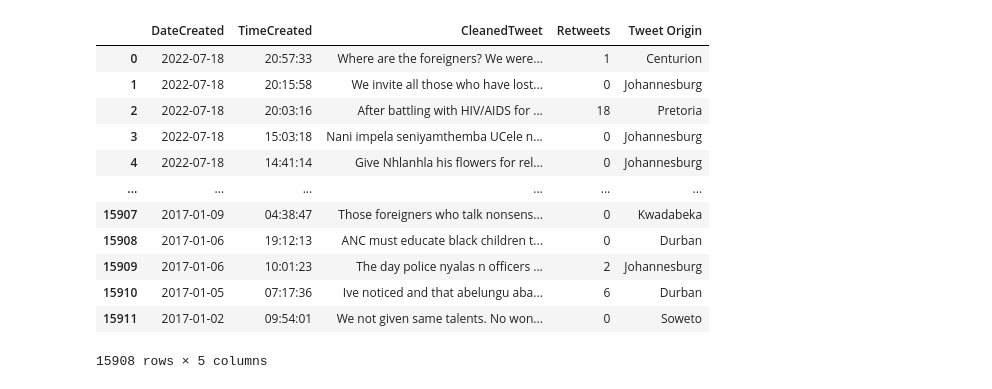
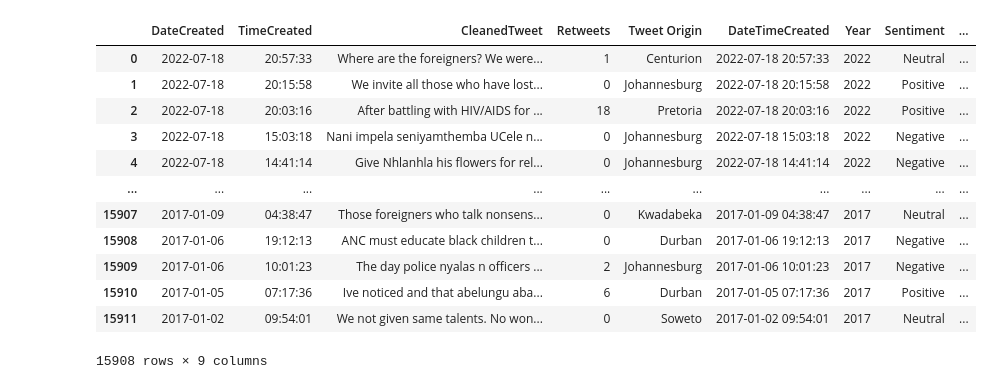
Before and after one commit to MarehWilliams01/Assessing-Xenophobia, a Jupyter notebook: assessing_xenophobia.ipynb, the cells around one changed output. Cells and saved outputs as stored; diff of their text form; code cells hidden in the pictures.

```diff
--- a/assessing_xenophobia.ipynb
+++ b/assessing_xenophobia.ipynb
@@ -25,33 +25,22 @@ df = pd.DataFrame(data.drop(columns=[ 'Unnamed: 0','Likes', 'No of replies', 'La
 #converting 'TimeCreated' and 'DateCreated' to be of the type datetime
 #for 'TimeCreated' column
 df['TimeCreated'] = pd.to_datetime(df['TimeCreated'])
-df['TimeCreated'] = df['TimeCreated'].dt.time
-df['TimeCreated'].apply(type)
-
+df['TimeCreated'] = pd.to_datetime(df['TimeCreated'], format='%H:%M:%S').dt.time
 
 #for 'DateCreated' column
 df['DateCreated'] = pd.to_datetime(df['DateCreated'])
 df['DateCreated'] = df['DateCreated'].dt.date
-df['TimeCreated'].apply(type)
+
+# Combine 'DateCreated' and 'TimeCreated' columns into a single datetime column
+df['DateTimeCreated'] = pd.to_datetime(df['DateCreated'].astype(str) + ' ' + df['TimeCreated'].astype(str))
+
+# Extract year from 'DateTimeCreated' and create a new column
+df['Year'] = df['DateTimeCreated'].dt.year
 
 #dropping rows with NaN Inputs
 df= df.dropna()
 
 df
-# %% [output]
-|  | DateCreated | TimeCreated | CleanedTweet | Retweets | Tweet Origin |
-| 0 | 2022-07-18 | 20:57:33 | Where are the foreigners? We were... | 1 | Centurion |
-| 1 | 2022-07-18 | 20:15:58 | We invite all those who have lost... | 0 | Johannesburg |
-| 2 | 2022-07-18 | 20:03:16 | After battling with HIV/AIDS for ... | 18 | Pretoria |
-| 3 | 2022-07-18 | 15:03:18 | Nani impela seniyamthemba UCele n... | 0 | Johannesburg |
-| 4 | 2022-07-18 | 14:41:14 | Give Nhlanhla his flowers for rel... | 0 | Johannesburg |
-| ... | ... | ... | ... | ... | ... |
-| 15907 | 2017-01-09 | 04:38:47 | Those foreigners who talk nonsens... | 0 | Kwadabeka |
-| 15908 | 2017-01-06 | 19:12:13 | ANC must educate black children t... | 0 | Durban |
-| 15909 | 2017-01-06 | 10:01:23 | The day police nyalas n officers ... | 2 | Johannesburg |
-| 15910 | 2017-01-05 | 07:17:36 | Ive noticed and that abelungu aba... | 6 | Durban |
-| 15911 | 2017-01-02 | 09:54:01 | We not given same talents. No won... | 0 | Soweto |
-15908 rows × 5 columns
 # %%
 #Preprocessing tweets
 df['CleanedTweet'].apply(type)
@@ -146,5 +135,35 @@ def remove_stopwords(text):
 df['CleanedTweet'] = df['CleanedTweet'].apply(remove_stopwords)
 
 df['CleanedTweet']
+# %%
+
+# Function to get sentiment using TextBlob
+def get_sentiment(text):
+    analysis = TextBlob(text)
+    if analysis.sentiment.polarity > 0:
+        return 'Positive'
+    elif analysis.sentiment.polarity < 0:
+        return 'Negative'
+    else:
+        return 'Neutral'
+
+# Apply the sentiment analysis function to the tweet column
+df['Sentiment'] = df['CleanedTweet'].apply(get_sentiment)
+
+df
+# %% [output]
+|  | DateCreated | TimeCreated | CleanedTweet | Retweets | Tweet Origin | DateTimeCreated | Year | Sentiment | ... |
+| 0 | 2022-07-18 | 20:57:33 | Where are the foreigners? We were... | 1 | Centurion | 2022-07-18 20:57:33 | 2022 | Neutral | ... |
+| 1 | 2022-07-18 | 20:15:58 | We invite all those who have lost... | 0 | Johannesburg | 2022-07-18 20:15:58 | 2022 | Positive | ... |
+| 2 | 2022-07-18 | 20:03:16 | After battling with HIV/AIDS for ... | 18 | Pretoria | 2022-07-18 20:03:16 | 2022 | Positive | ... |
+| 3 | 2022-07-18 | 15:03:18 | Nani impela seniyamthemba UCele n... | 0 | Johannesburg | 2022-07-18 15:03:18 | 2022 | Negative | ... |
+| 4 | 2022-07-18 | 14:41:14 | Give Nhlanhla his flowers for rel... | 0 | Johannesburg | 2022-07-18 14:41:14 | 2022 | Negative | ... |
+| ... | ... | ... | ... | ... | ... | ... | ... | ... | ... |
+| 15907 | 2017-01-09 | 04:38:47 | Those foreigners who talk nonsens... | 0 | Kwadabeka | 2017-01-09 04:38:47 | 2017 | Neutral | ... |
+| 15908 | 2017-01-06 | 19:12:13 | ANC must educate black children t... | 0 | Durban | 2017-01-06 19:12:13 | 2017 | Negative | ... |
+| 15909 | 2017-01-06 | 10:01:23 | The day police nyalas n officers ... | 2 | Johannesburg | 2017-01-06 10:01:23 | 2017 | Negative | ... |
+| 15910 | 2017-01-05 | 07:17:36 | Ive noticed and that abelungu aba... | 6 | Durban | 2017-01-05 07:17:36 | 2017 | Positive | ... |
+| 15911 | 2017-01-02 | 09:54:01 | We not given same talents. No won... | 0 | Soweto | 2017-01-02 09:54:01 | 2017 | Neutral | ... |
+15908 rows × 9 columns
 # %%
 # analyzing sentiment on xenophobia tweets over time
```
Also changed, not shown: parts of 4 cells of this notebook.
